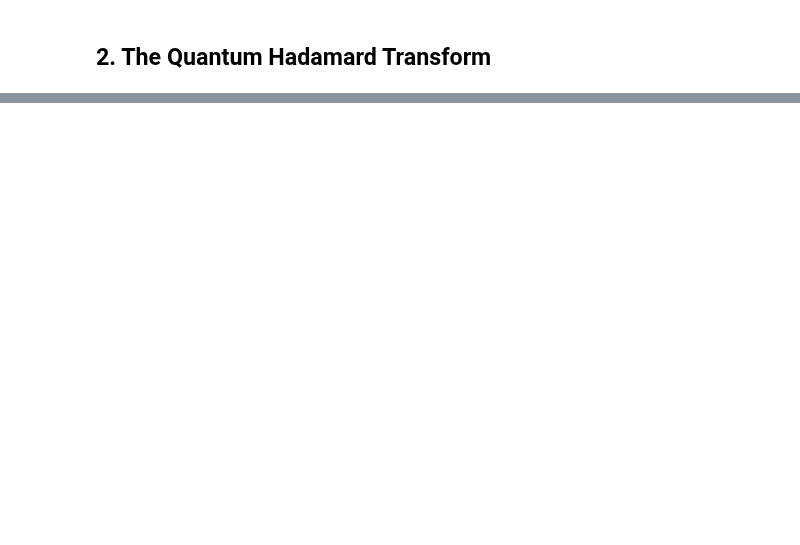
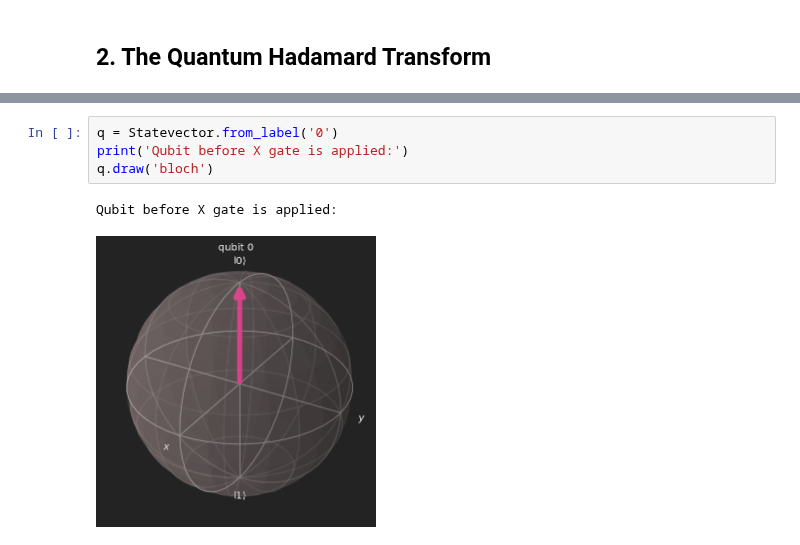
Before and after one commit to learn-quantum/lqc-textbook, a Jupyter notebook: chapters/02_quantum_computing/02_05_quantum_blocks.ipynb, the cells around one changed output, grey strips where cells are left out. Drawn from its saved outputs; the diff is of its cells as text; blank space fills up the shorter version.

```diff
--- a/chapters/02_quantum_computing/02_05_quantum_blocks.ipynb
+++ b/chapters/02_quantum_computing/02_05_quantum_blocks.ipynb
@@ -232,0 +493,7 @@ Similar to the GHZ circuits, there are also a methods to generate W states with
+# %%
+q = Statevector.from_label('0')
+print('Qubit before X gate is applied:')
+q.draw('bloch')
+# %% [output]
+Qubit before X gate is applied:
+[figure, added]
```
Also changed, not shown: parts of 23 cells of this notebook.
